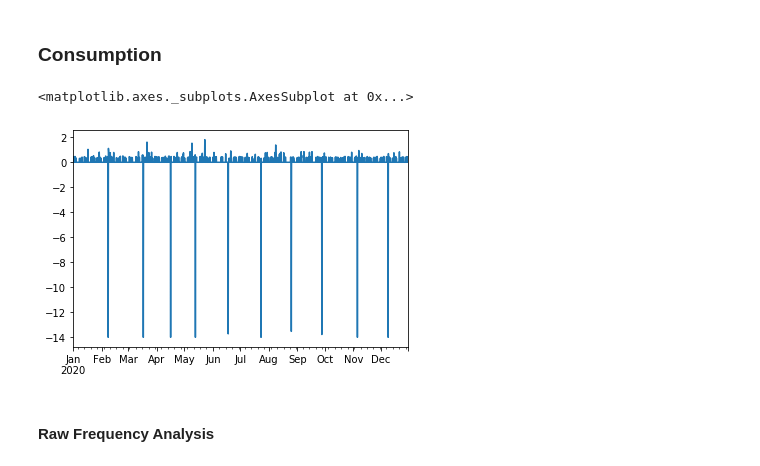
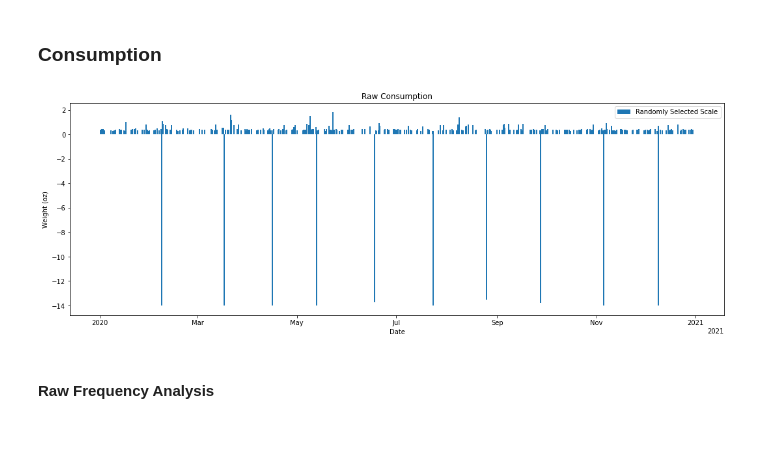
Before and after one commit to jbpauly/smart-simulation, a Jupyter notebook: smart_simulation/Notebooks/hypothesis_analysis.ipynb, the cells around one changed output. Saved outputs shown, nothing was run; the diff lists cells and outputs as text; code cells hidden in the pictures; blank space fills up the shorter version.

```diff
--- a/smart_simulation/Notebooks/hypothesis_analysis.ipynb
+++ b/smart_simulation/Notebooks/hypothesis_analysis.ipynb
@@ -52,11 +82,10 @@ sample.plot()
 ### Consumption
 # %%
 raw_consumption = -1 * sample.weight.diff()
-# %%
-raw_consumption.plot()
-# %% [output]
-<matplotlib.axes._subplots.AxesSubplot at 0x...>
-[figure, removed]
+# %%
+plot_weights(raw_consumption.index, raw_consumption.values, 'Raw Consumption', 'Randomly Selected Scale', bar = True)
+# %% [output]
+[figure, added]
 # %% [markdown]
 #### Raw Frequency Analysis
 # %%
```
Also changed, not shown: parts of 22 cells of this notebook.
